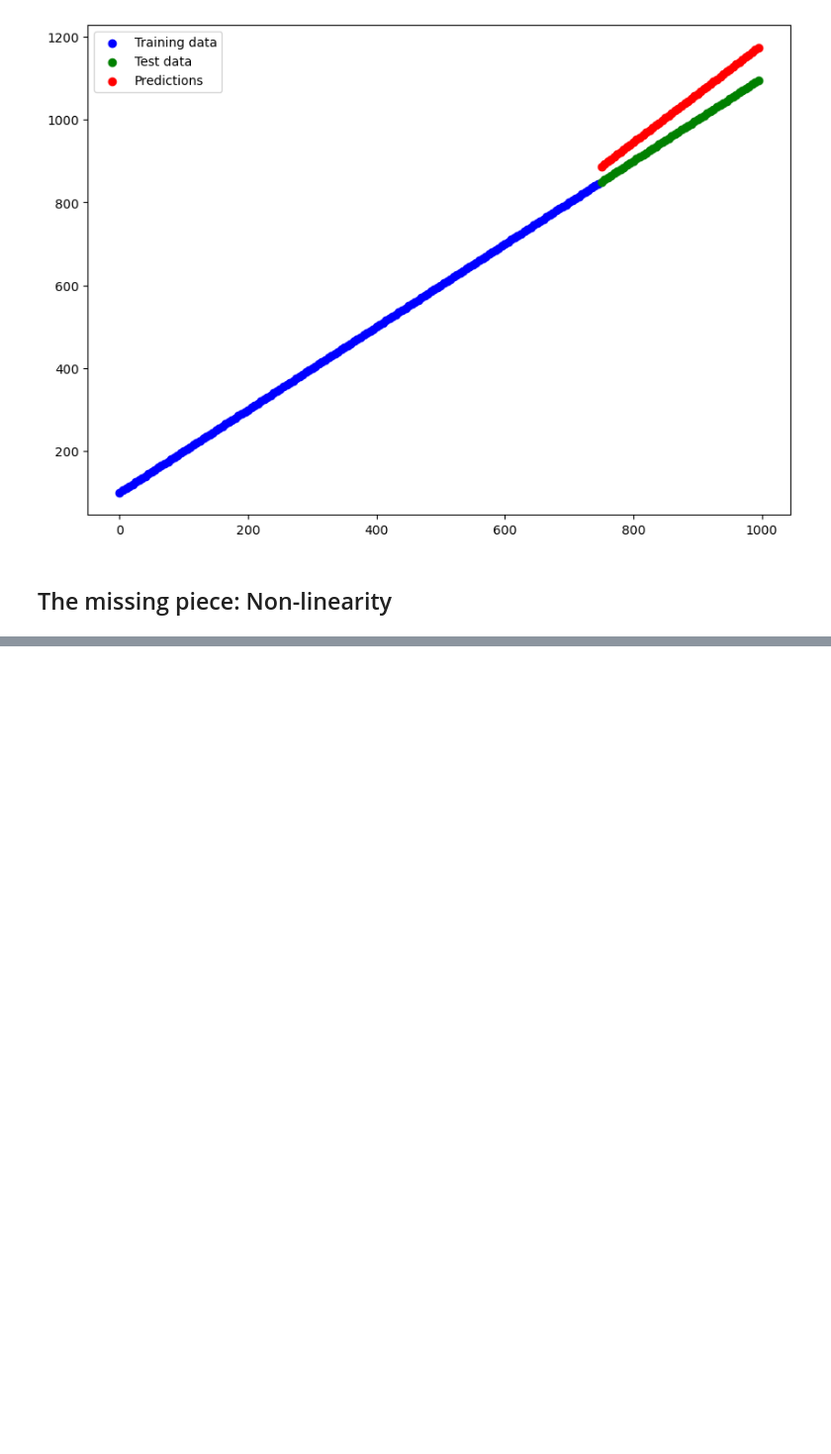
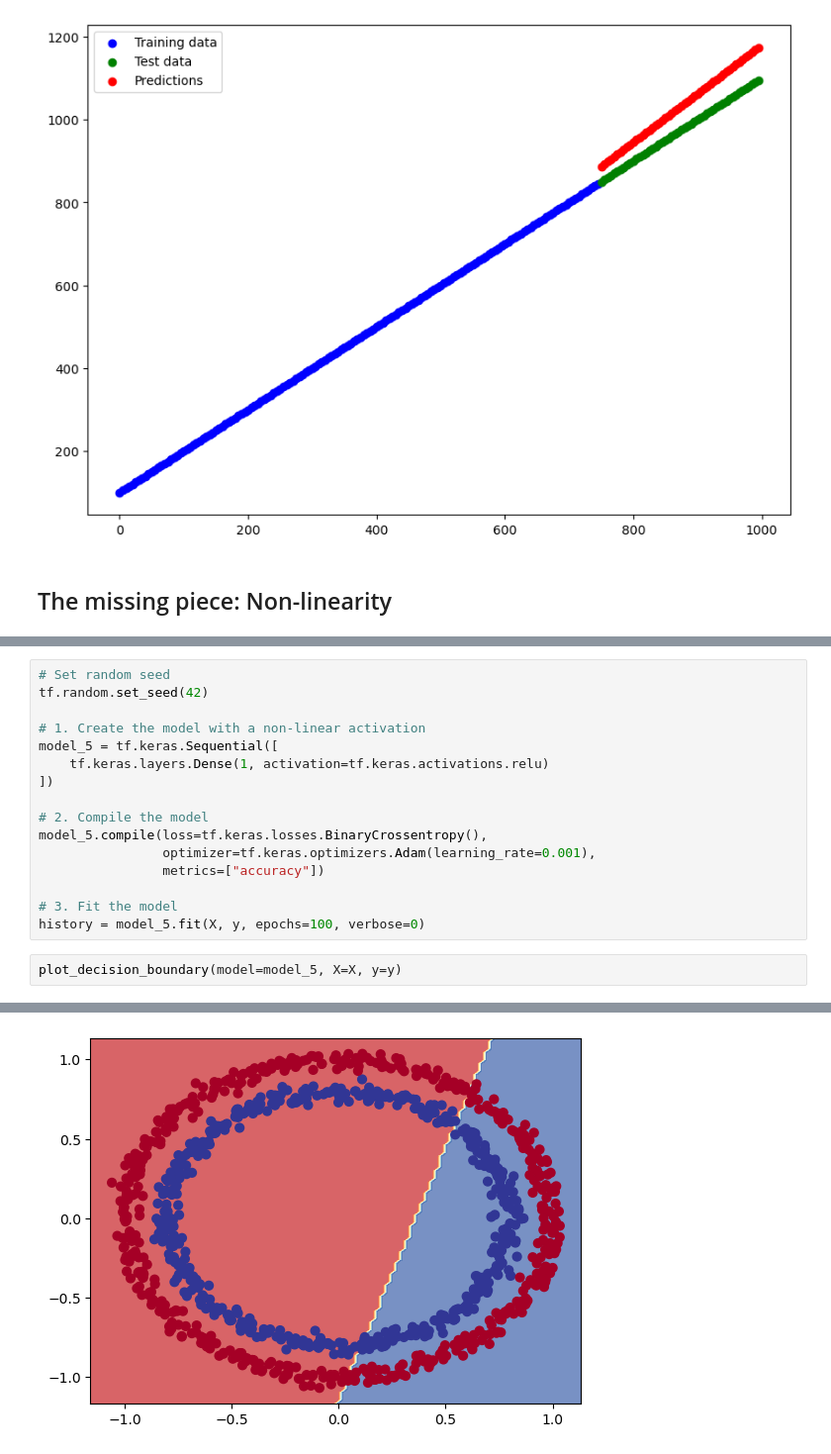
Before and after one commit to jjuniorc/tensorflow, a Jupyter notebook: 02_neural_network_classification_in_tensorflow.ipynb, the cells around one changed output, grey strips where cells are left out. Shown: that part at 99% size. Saved outputs shown, nothing was run; the diff lists cells and outputs as text; blank space fills up the shorter version.

```diff
--- a/02_neural_network_classification_in_tensorflow.ipynb
+++ b/02_neural_network_classification_in_tensorflow.ipynb
@@ -410,0 +460,19 @@ plt.legend();
+# %%
+# Set random seed
+tf.random.set_seed(42)
+
+# 1. Create the model with a non-linear activation
+model_5 = tf.keras.Sequential([
+    tf.keras.layers.Dense(1, activation=tf.keras.activations.relu)
+])
+
+# 2. Compile the model
+model_5.compile(loss=tf.keras.losses.BinaryCrossentropy(),
+                optimizer=tf.keras.optimizers.Adam(learning_rate=0.001),
+                metrics=["accuracy"])
+
+# 3. Fit the model
+history = model_5.fit(X, y, epochs=100, verbose=0)
+# %%
+plot_decision_boundary(model=model_5, X=X, y=y)
+# %% [output]
@@ -410,0 +481 @@ plt.legend();
+[figure, added]
```
Also changed, not shown: parts of 11 cells of this notebook.
